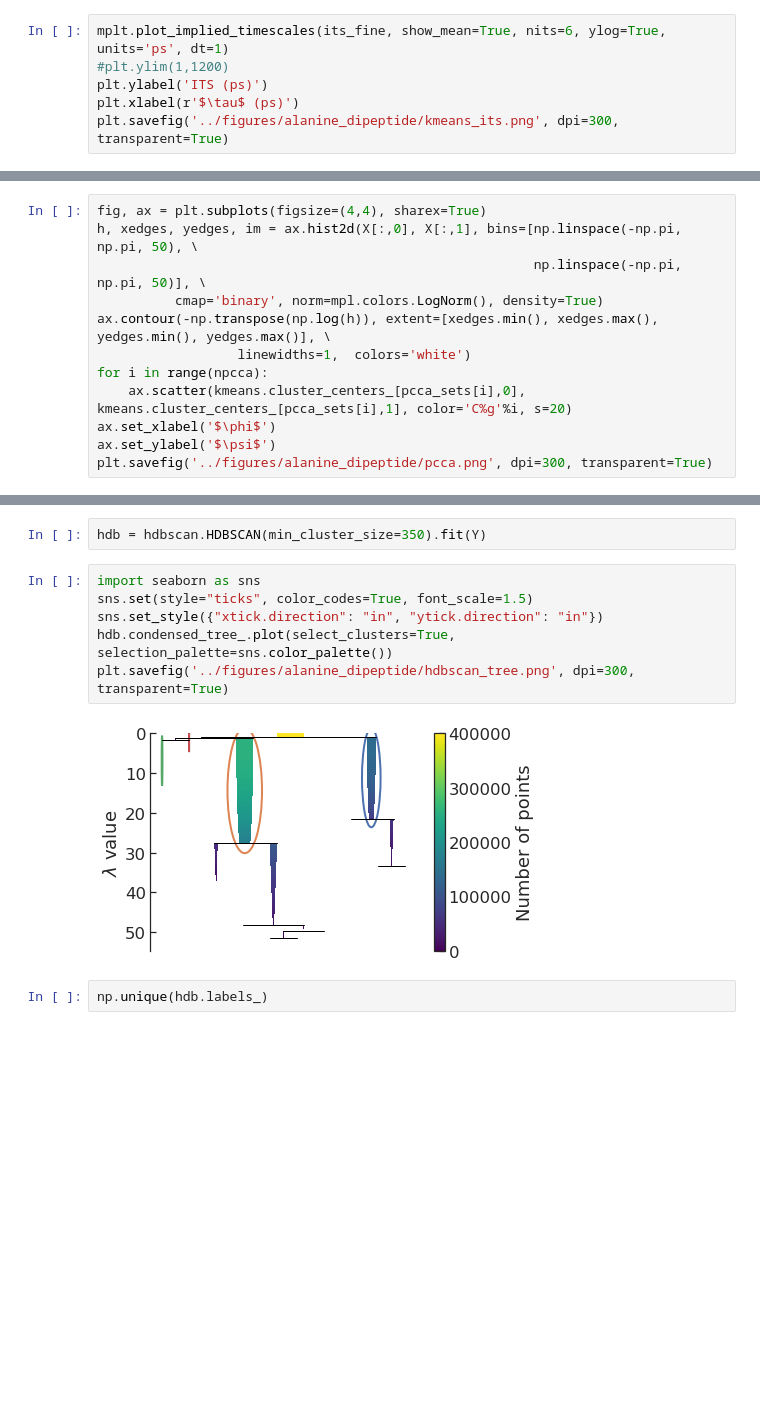
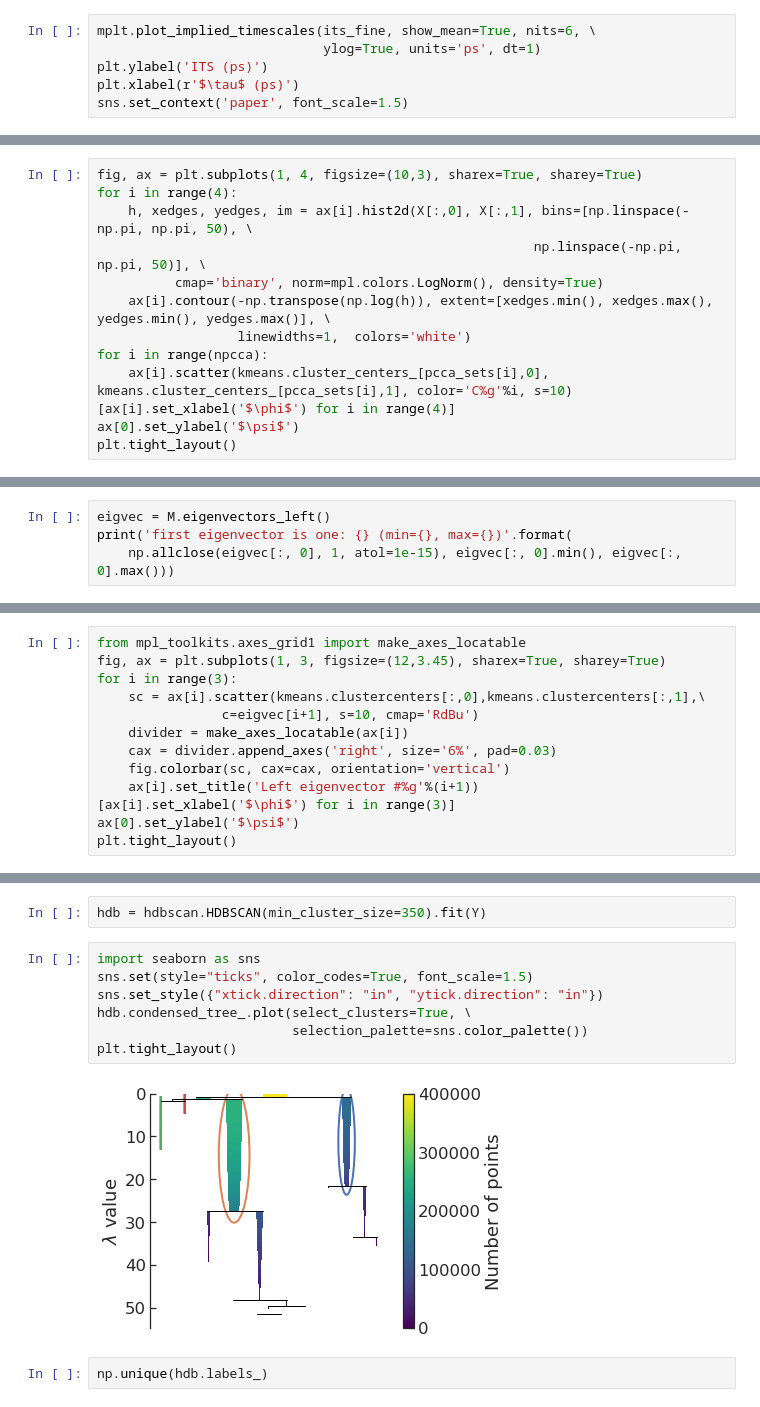
Before and after one commit to BioKT/hdbMSM, a Jupyter notebook: notebooks/alanine_dipeptide.ipynb, the cells around one changed output, grey strips where cells are left out. Drawn from its saved outputs; the diff is of its cells as text; blank space fills up the shorter version.

```diff
--- a/notebooks/alanine_dipeptide.ipynb
+++ b/notebooks/alanine_dipeptide.ipynb
@@ -93,7 +89,7 @@ its_fine = msm.its(dtrajs, lags=lags, errors='bayes')
 # %%
-mplt.plot_implied_timescales(its_fine, show_mean=True, nits=6, ylog=True, units='ps', dt=1)
-#plt.ylim(1,1200)
+mplt.plot_implied_timescales(its_fine, show_mean=True, nits=6, \
+                             ylog=True, units='ps', dt=1)
 plt.ylabel('ITS (ps)')
 plt.xlabel(r'$\tau$ (ps)')
-plt.savefig('../figures/alanine_dipeptide/kmeans_its.png', dpi=300, transparent=True)
+sns.set_context('paper', font_scale=1.5)
 # %% [output]
@@ -135,13 +125,14 @@ array([ 26,  27, 186])
 # %%
-fig, ax = plt.subplots(figsize=(4,4), sharex=True)
-h, xedges, yedges, im = ax.hist2d(X[:,0], X[:,1], bins=[np.linspace(-np.pi, np.pi, 50), \
+fig, ax = plt.subplots(1, 4, figsize=(10,3), sharex=True, sharey=True)
+for i in range(4):
+    h, xedges, yedges, im = ax[i].hist2d(X[:,0], X[:,1], bins=[np.linspace(-np.pi, np.pi, 50), \
                                                         np.linspace(-np.pi, np.pi, 50)], \
           cmap='binary', norm=mpl.colors.LogNorm(), density=True)
-ax.contour(-np.transpose(np.log(h)), extent=[xedges.min(), xedges.max(), yedges.min(), yedges.max()], \
+    ax[i].contour(-np.transpose(np.log(h)), extent=[xedges.min(), xedges.max(), yedges.min(), yedges.max()], \
                   linewidths=1,  colors='white')
 for i in range(npcca):
-    ax.scatter(kmeans.cluster_centers_[pcca_sets[i],0], kmeans.cluster_centers_[pcca_sets[i],1], color='C%g'%i, s=20)
-ax.set_xlabel('$\phi$')
-ax.set_ylabel('$\psi$')
-plt.savefig('../figures/alanine_dipeptide/pcca.png', dpi=300, transparent=True)
+    ax[i].scatter(kmeans.cluster_centers_[pcca_sets[i],0], kmeans.cluster_centers_[pcca_sets[i],1], color='C%g'%i, s=10)
+[ax[i].set_xlabel('$\phi$') for i in range(4)]
+ax[0].set_ylabel('$\psi$')
+plt.tight_layout()
 # %% [output]
@@ -148,0 +140,4 @@ plt.savefig('../figures/alanine_dipeptide/pcca.png', dpi=300, transparent=True)
+# %%
+eigvec = M.eigenvectors_left()
+print('first eigenvector is one: {} (min={}, max={})'.format(
+    np.allclose(eigvec[:, 0], 1, atol=1e-15), eigvec[:, 0].min(), eigvec[:, 0].max()))
@@ -148,0 +146,13 @@ plt.savefig('../figures/alanine_dipeptide/pcca.png', dpi=300, transparent=True)
+# %%
+from mpl_toolkits.axes_grid1 import make_axes_locatable
+fig, ax = plt.subplots(1, 3, figsize=(12,3.45), sharex=True, sharey=True)
+for i in range(3):
+    sc = ax[i].scatter(kmeans.clustercenters[:,0],kmeans.clustercenters[:,1],\
+                c=eigvec[i+1], s=10, cmap='RdBu')
+    divider = make_axes_locatable(ax[i])
+    cax = divider.append_axes('right', size='6%', pad=0.03)
+    fig.colorbar(sc, cax=cax, orientation='vertical')
+    ax[i].set_title('Left eigenvector #%g'%(i+1))
+[ax[i].set_xlabel('$\phi$') for i in range(3)]
+ax[0].set_ylabel('$\psi$')
+plt.tight_layout()
@@ -182,11 +208,12 @@ hdb = hdbscan.HDBSCAN(min_cluster_size=350).fit(Y)
 # %%
 import seaborn as sns
 sns.set(style="ticks", color_codes=True, font_scale=1.5)
 sns.set_style({"xtick.direction": "in", "ytick.direction": "in"})
-hdb.condensed_tree_.plot(select_clusters=True, selection_palette=sns.color_palette())
-plt.savefig('../figures/alanine_dipeptide/hdbscan_tree.png', dpi=300, transparent=True)
+hdb.condensed_tree_.plot(select_clusters=True, \
+                         selection_palette=sns.color_palette())
+plt.tight_layout()
 # %% [output]
-[figure, old version]
+[figure, new version]
 # %%
 np.unique(hdb.labels_)
 # %% [output]
```
Also changed, not shown: parts of 42 cells of this notebook, 3 other files.
